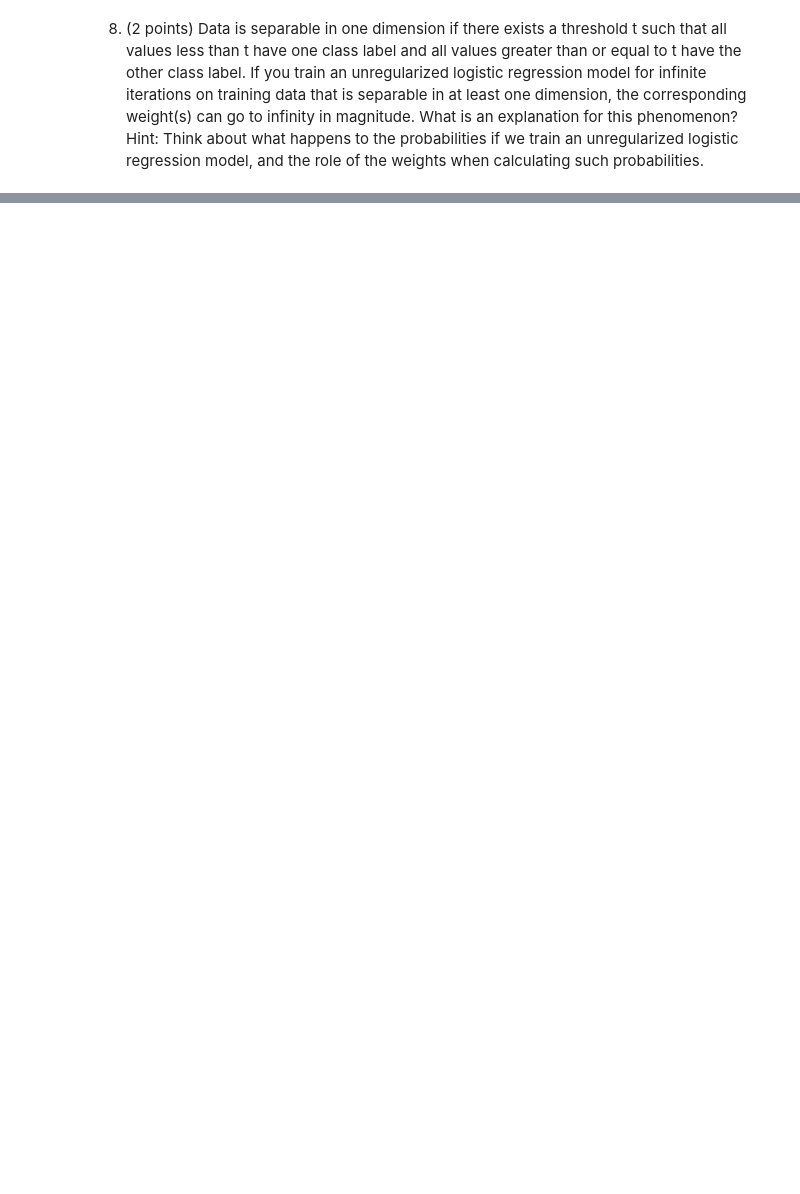
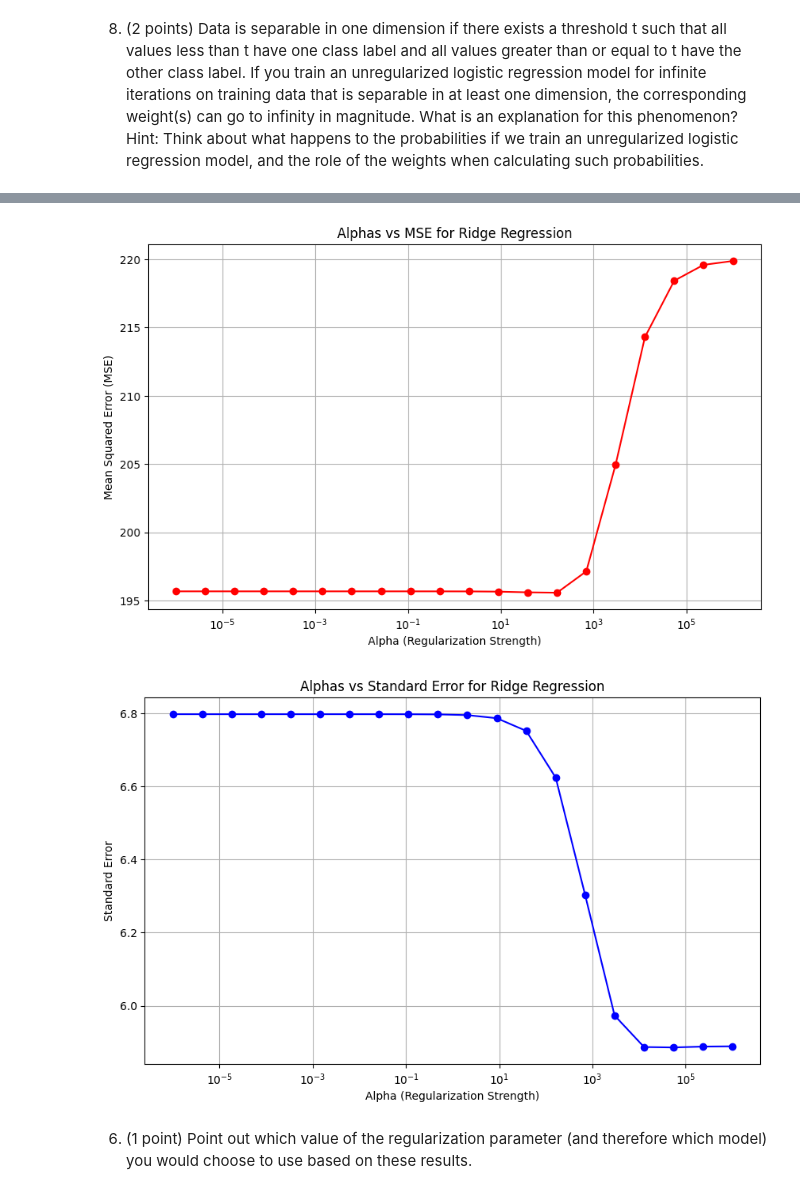
Before and after one commit to felipeq22/MachineLearning_Fundamentals, a Jupyter notebook: notebooks/classification_models.ipynb, the cells around one changed output, grey strips where cells are left out. Cells and saved outputs as stored; diff of their text form; code cells hidden in the pictures; blank space fills up the shorter version.

```diff
--- a/notebooks/classification_models.ipynb
+++ b/notebooks/classification_models.ipynb
@@ -110,0 +254,4 @@ Hint: Think about what happens to the probabilities if we train an unregularized
+# %%
+X_train, X_test, y_train, y_test = train_test_split(X, Y, test_size=0.9, random_state=123)
+print(X.shape)
+print(X_train.shape)
@@ -110,0 +264,6 @@ Hint: Think about what happens to the probabilities if we train an unregularized
+# %%
+def create_ols_pipeline(regularization_strength):
+
+    return make_pipeline(SimpleImputer(strategy = 'mean'),
+                         StandardScaler(),
+                         Ridge(regularization_strength))
@@ -110,0 +274,3 @@ Hint: Think about what happens to the probabilities if we train an unregularized
+# %%
+model = create_ols_pipeline(0.1)
+model.fit(X_train, y_train)
@@ -110,0 +283,7 @@ Hint: Think about what happens to the probabilities if we train an unregularized
+# %%
+kf = KFold(n_splits=10)
+
+for i, (train_index, test_index) in enumerate(kf.split(X_train)):
+    print(f"Fold {i}:")
+    print(f"  Train: index={train_index}")
+    print(f"  Test:  index={test_index}")
@@ -110,0 +312,35 @@ Hint: Think about what happens to the probabilities if we train an unregularized
+# %%
+from sklearn.model_selection import cross_val_score
+from sklearn.metrics import mean_squared_error , make_scorer
+
+alphas = np.logspace(-6, 6, num = 20, base = 10)
+mses_total = []
+standarderror = []
+for alpha in alphas:
+
+    mses  = cross_val_score(create_ols_pipeline(alpha), X_train, y_train, cv = kf, scoring=make_scorer(mean_squared_error))
+    mses_total.append(np.mean(mses))
+    standarderror.append(np.std(mses) / np.sqrt(mses.shape[0]))
+
+plt.figure(figsize=(10, 6))
+plt.plot(alphas, mses_total, marker='o', color='r')
+plt.xscale('log')
+plt.xlabel('Alpha (Regularization Strength)')
+plt.ylabel('Mean Squared Error (MSE)')
+plt.title('Alphas vs MSE for Ridge Regression')
+plt.grid(True)
+plt.show()
+
+plt.figure(figsize=(10, 6))
+plt.plot(alphas, standarderror, marker='o', color='b')
+plt.xscale('log')
+plt.xlabel('Alpha (Regularization Strength)')
+plt.ylabel('Standard Error')
+plt.title('Alphas vs Standard Error for Ridge Regression')
+plt.grid(True)
+plt.show()
+# %% [output]
+[figure, added]
+[figure, added]
+# %% [markdown]
+6. (1 point) Point out which value of the regularization parameter (and therefore which model) you would choose to use based on these results.
```
Also changed, not shown: parts of 33 cells of this notebook.
